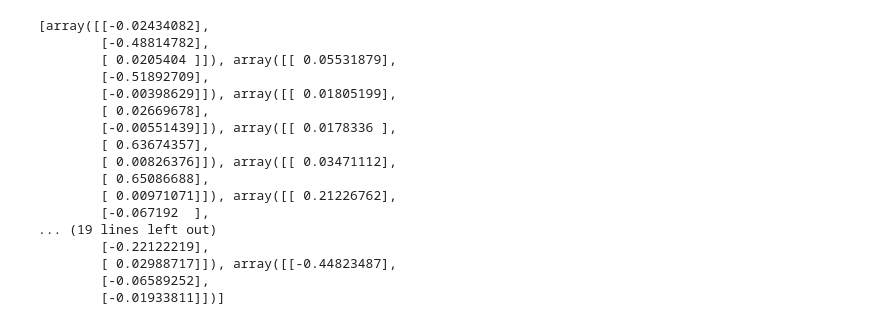
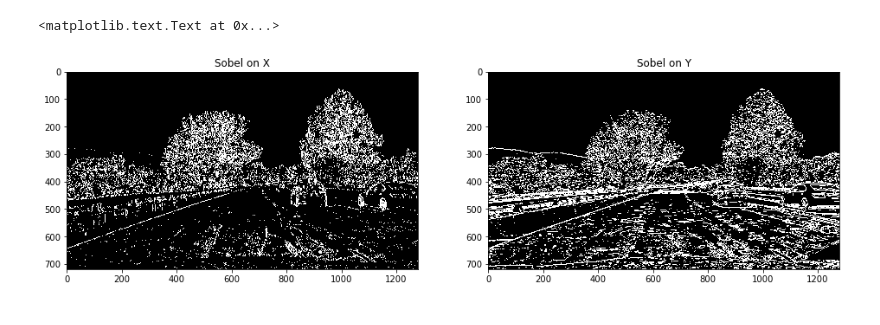
Before and after one commit to rubiruchi/SDND-Advanced_Lane_Finding, a Jupyter notebook: model_testing.ipynb, the cells around one changed output. Saved outputs shown, nothing was run; the diff lists cells and outputs as text; code cells hidden in the pictures.

```diff
--- a/model_testing.ipynb
+++ b/model_testing.ipynb
@@ -45,3 +50,30 @@ def calibrate_camera():
 
     ret, mtx, dist, rvecs, tvecs = cv2.calibrateCamera(objpoints, imgpoints, (img_shape['x'], img_shape['y']), None, None)
     return ret, mtx, dist, rvecs, tvecs
+# %%
+def convert_to_grayscale(img, in_type = ''):
+    assert in_type in ['HSV', 'HLS', 'RGB', 'BGR']
+    if in_type == 'HSV':
+        img_gray = cv2.cvtColor(img, cv2.COLOR_HSV2GRAY)
+    elif in_type == 'HLS':
+        img_gray = cv2.cvtColor(img, cv2.COLOR_HLS2GRAY)
+    elif in_type == 'RGB':
+        img_gray = cv2.cvtColor(img, cv2.COLOR_RGB2GRAY)
+    elif in_type == 'BGR':
+        img_gray = cv2.cvtColor(img, cv2.COLOR_BGR2GRAY)
+    return img_gray
+
+def get_RGB_channels(img):
+    R = img[:,:,0]
+    G = img[:,:,1]
+    B = img[:,:,2]
+
+    return R,G,B
+
+def get_HLS_channels(img):
+    img = cv2.cvtColor(img, cv2.COLOR_RGB2HLS)
+    H = img[:,:,0]
+    L = img[:,:,1]
+    S = img[:,:,2]
+
+    return H, L, S
@@ -60,20 +213,13 @@ ax2.imshow(undistorted, cmap = 'gray')
-# %%
-rvecs
-# %% [output]
-[array([[-0.02434082],
-        [-0.48814782],
-        [ 0.0205404 ]]), array([[ 0.05531879],
-        [-0.51892709],
-        [-0.00398629]]), array([[ 0.01805199],
-        [ 0.02669678],
-        [-0.00551439]]), array([[ 0.0178336 ],
-        [ 0.63674357],
-        [ 0.00826376]]), array([[ 0.03471112],
-        [ 0.65086688],
-        [ 0.00971071]]), array([[ 0.21226762],
-        [-0.067192  ],
-... (19 lines left out)
-        [-0.22122219],
-        [ 0.02988717]]), array([[-0.44823487],
-        [-0.06589252],
-        [-0.01933811]])]
+# %%
+threshx = (20, 255)
+threshy = (20, 255)
+sobelx = sobel_thresh(convert_to_grayscale(undistorted, in_type = 'RGB'), orient = 'x', thresh = threshx)
+sobely = sobel_thresh(convert_to_grayscale(undistorted, in_type = 'RGB'), orient = 'y', thresh = threshy)
+f, (ax1, ax2) = plt.subplots(1,2,figsize = (16,9))
+ax1.imshow(sobelx, cmap = 'gray')
+ax1.set_title('Sobel on X')
+ax2.imshow(sobely, cmap = 'gray')
+ax2.set_title('Sobel on Y')
+# %% [output]
+<matplotlib.text.Text at 0x...>
+[figure, added]
```
Also changed, not shown: parts of 24 cells of this notebook.
